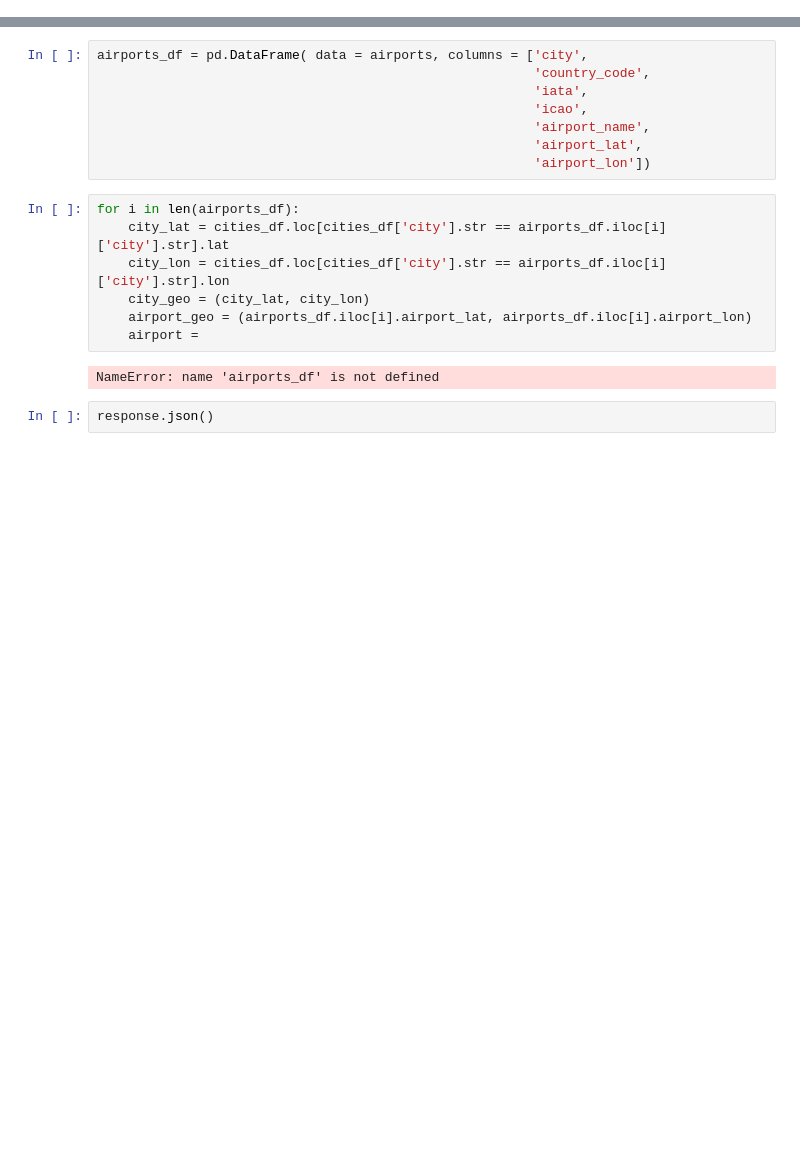
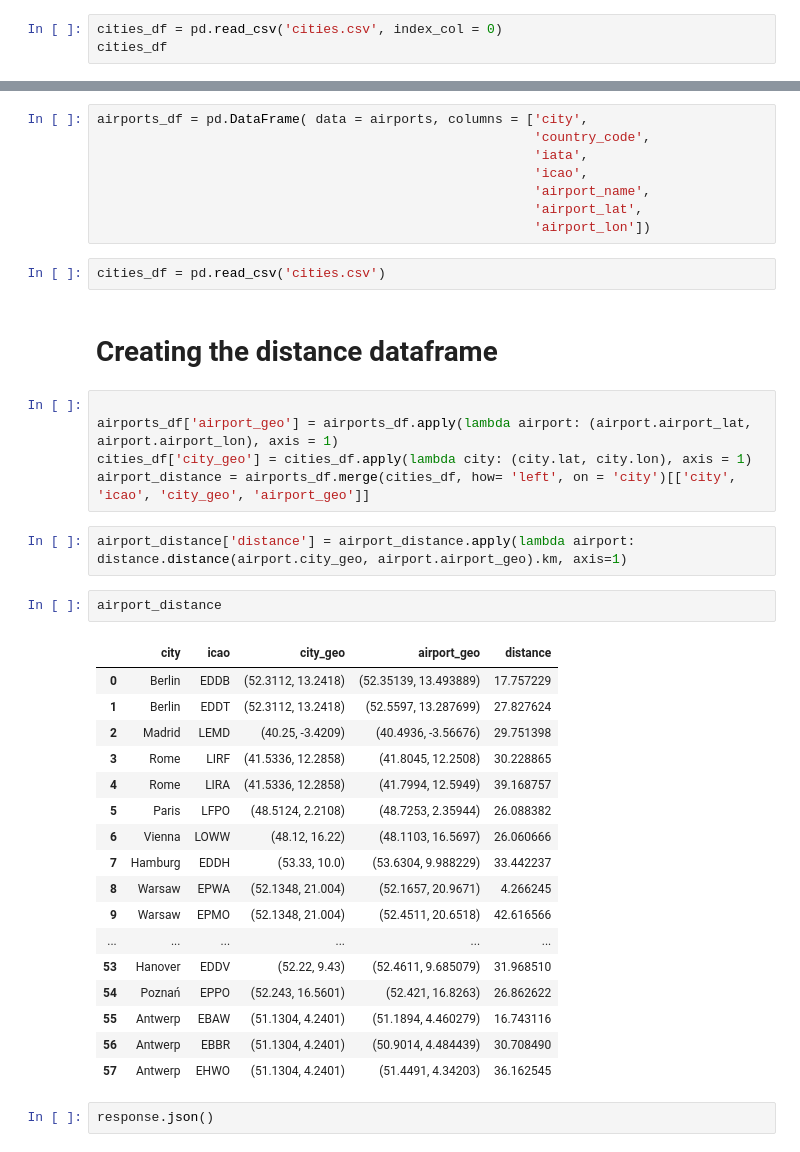
Before and after one commit to circle-ish/DataScienceBC22, a Jupyter notebook: proj3_gans_scooters/gans.ipynb, the cells around one changed output, grey strips where cells are left out. Cells and saved outputs as stored; diff of their text form; blank space fills up the shorter version.

Commit message:
added airport_distance dataframe

```diff
--- a/proj3_gans_scooters/gans.ipynb
+++ b/proj3_gans_scooters/gans.ipynb
@@ -152,3 +152,6 @@ cities_df
 Now we can save the file as a csv-file.
 # %%
 cities_df.to_csv('cities.csv')
+# %%
+cities_df = pd.read_csv('cities.csv', index_col = 0)
+cities_df
@@ -317,15 +377,37 @@ airports_df = pd.DataFrame( data = airports, columns = ['city',
                                                         'airport_name',
                                                         'airport_lat',
                                                         'airport_lon'])
+# %%
+cities_df = pd.read_csv('cities.csv')
+# %% [markdown]
+# Creating the distance dataframe
 # %%
-for i in len(airports_df):
-    city_lat = cities_df.loc[cities_df['city'].str == airports_df.iloc[i]['city'].str].lat
-    city_lon = cities_df.loc[cities_df['city'].str == airports_df.iloc[i]['city'].str].lon
-    city_geo = (city_lat, city_lon)
-    airport_geo = (airports_df.iloc[i].airport_lat, airports_df.iloc[i].airport_lon)
-    airport =
+
+airports_df['airport_geo'] = airports_df.apply(lambda airport: (airport.airport_lat, airport.airport_lon), axis = 1)
+cities_df['city_geo'] = cities_df.apply(lambda city: (city.lat, city.lon), axis = 1)
+airport_distance = airports_df.merge(cities_df, how= 'left', on = 'city')[['city', 'icao', 'city_geo', 'airport_geo']]
-# %% [output]
-NameError: name 'airports_df' is not defined
+# %%
+airport_distance['distance'] = airport_distance.apply(lambda airport: distance.distance(airport.city_geo, airport.airport_geo).km, axis=1)
+# %%
+airport_distance
+# %% [output]
+|  | city | icao | city_geo | airport_geo | distance |
+| 0 | Berlin | EDDB | (52.3112, 13.2418) | (52.35139, 13.493889) | 17.757229 |
+| 1 | Berlin | EDDT | (52.3112, 13.2418) | (52.5597, 13.287699) | 27.827624 |
+| 2 | Madrid | LEMD | (40.25, -3.4209) | (40.4936, -3.56676) | 29.751398 |
+| 3 | Rome | LIRF | (41.5336, 12.2858) | (41.8045, 12.2508) | 30.228865 |
+| 4 | Rome | LIRA | (41.5336, 12.2858) | (41.7994, 12.5949) | 39.168757 |
+| 5 | Paris | LFPO | (48.5124, 2.2108) | (48.7253, 2.35944) | 26.088382 |
+| 6 | Vienna | LOWW | (48.12, 16.22) | (48.1103, 16.5697) | 26.060666 |
+| 7 | Hamburg | EDDH | (53.33, 10.0) | (53.6304, 9.988229) | 33.442237 |
+| 8 | Warsaw | EPWA | (52.1348, 21.004) | (52.1657, 20.9671) | 4.266245 |
+| 9 | Warsaw | EPMO | (52.1348, 21.004) | (52.4511, 20.6518) | 42.616566 |
+| ... | ... | ... | ... | ... | ... |
+| 53 | Hanover | EDDV | (52.22, 9.43) | (52.4611, 9.685079) | 31.968510 |
+| 54 | Poznań | EPPO | (52.243, 16.5601) | (52.421, 16.8263) | 26.862622 |
+| 55 | Antwerp | EBAW | (51.1304, 4.2401) | (51.1894, 4.460279) | 16.743116 |
+| 56 | Antwerp | EBBR | (51.1304, 4.2401) | (50.9014, 4.484439) | 30.708490 |
+| 57 | Antwerp | EHWO | (51.1304, 4.2401) | (51.4491, 4.34203) | 36.162545 |
 # %%
 response.json()
 # %% [output]
```
Also changed, not shown: parts of 10 cells of this notebook.
